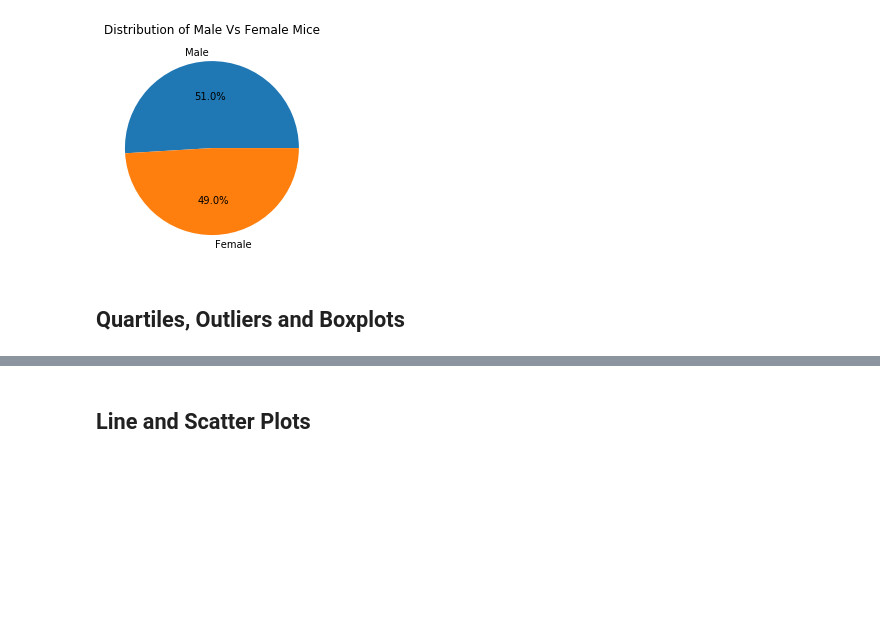
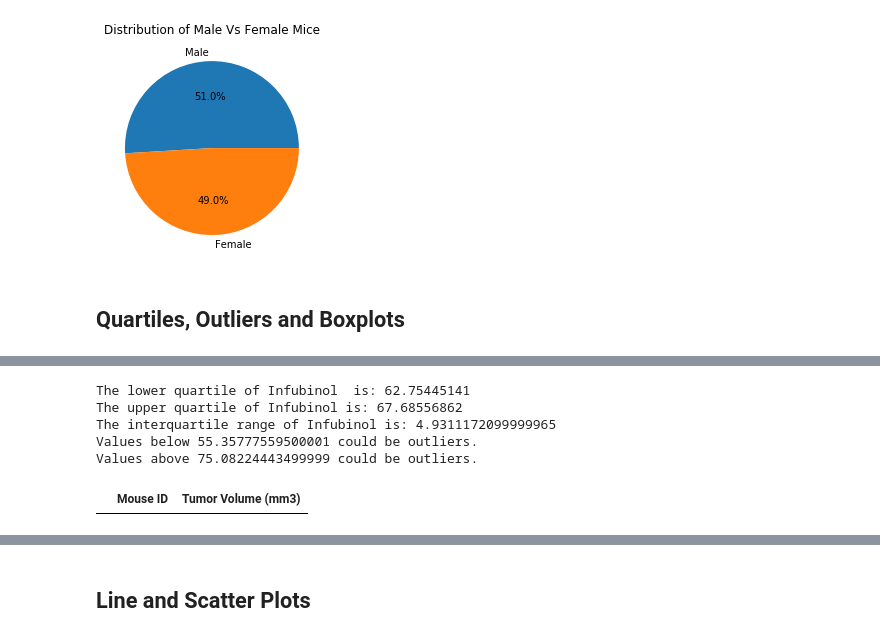
Before and after one commit to spunase/matplotlib-challenge, a Jupyter notebook: Pymaceuticals/pymaceuticals_starter.ipynb, the cells around one changed output, grey strips where cells are left out. Drawn from its saved outputs; the diff is of its cells as text; code cells hidden in the pictures; blank space fills up the shorter version.

```diff
--- a/Pymaceuticals/pymaceuticals_starter.ipynb
+++ b/Pymaceuticals/pymaceuticals_starter.ipynb
@@ -264,0 +293,23 @@ sorted_df.head(10)
+# %%
+infubinol_treatment = clean_mice_df.loc[(clean_mice_df["Drug Regimen"]=="Infubinol") & (clean_mice_df["Timepoint"]==45) ,["Mouse ID","Tumor Volume (mm3)"]]
+infubinol_quartiles = infubinol_treatment["Tumor Volume (mm3)"].quantile([.25,.5,.75])
+infubinol_lowerq = infubinol_quartiles[0.25]
+infubinol_upperq = infubinol_quartiles[0.75]
+infubinol_iqr = infubinol_upperq-infubinol_lowerq
+print(f"The lower quartile of Infubinol  is: {infubinol_lowerq}")
+print(f"The upper quartile of Infubinol is: {infubinol_upperq}")
+print(f"The interquartile range of Infubinol is: {infubinol_iqr}")
+lower_bound = infubinol_lowerq - (1.5*infubinol_iqr)
+upper_bound = infubinol_upperq + (1.5*infubinol_iqr)
+print(f"Values below {lower_bound} could be outliers.")
+print(f"Values above {upper_bound} could be outliers.")
+
+outlier_infubinol = infubinol_treatment.loc[(infubinol_treatment["Tumor Volume (mm3)"] < lower_bound) | (infubinol_treatment["Tumor Volume (mm3)"] > upper_bound)]
+outlier_infubinol
+# %% [output]
+The lower quartile of Infubinol  is: 62.75445141
+The upper quartile of Infubinol is: 67.68556862
+The interquartile range of Infubinol is: 4.9311172099999965
+Values below 55.35777559500001 could be outliers.
+Values above 75.08224443499999 could be outliers.
+|  | Mouse ID | Tumor Volume (mm3) |
```
Also changed, not shown: parts of 4 cells of this notebook.
